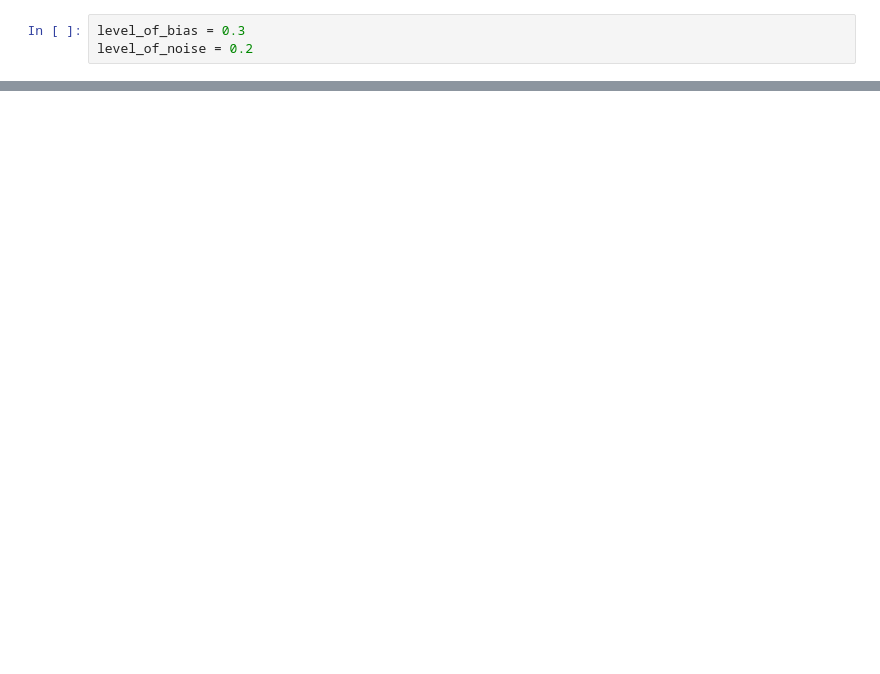
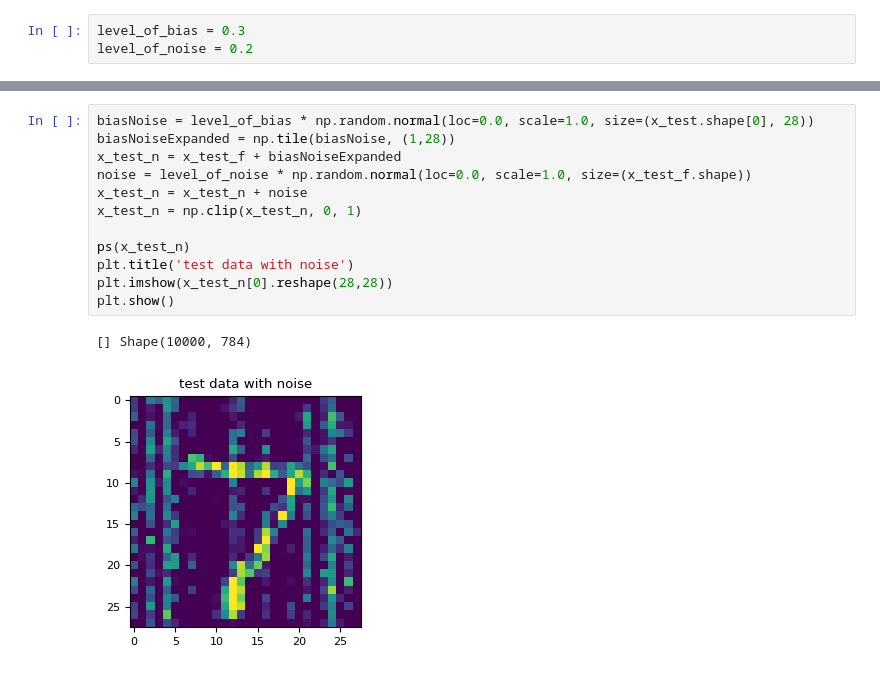
Before and after one commit to acts701/Audio, a Jupyter notebook: 241028_AE.ipynb, the cells around one changed output, grey strips where cells are left out. Drawn from its saved outputs; the diff is of its cells as text; blank space fills up the shorter version.

```diff
--- a/241028_AE.ipynb
+++ b/241028_AE.ipynb
@@ -292,0 +293,15 @@ plt.show()
+# %%
+biasNoise = level_of_bias * np.random.normal(loc=0.0, scale=1.0, size=(x_test.shape[0], 28))
+biasNoiseExpanded = np.tile(biasNoise, (1,28))
+x_test_n = x_test_f + biasNoiseExpanded
+noise = level_of_noise * np.random.normal(loc=0.0, scale=1.0, size=(x_test_f.shape))
+x_test_n = x_test_n + noise
+x_test_n = np.clip(x_test_n, 0, 1)
+
+ps(x_test_n)
+plt.title('test data with noise')
+plt.imshow(x_test_n[0].reshape(28,28))
+plt.show()
+# %% [output]
+[] Shape(10000, 784)
+[figure, added]
```
Also changed, not shown: parts of 24 cells of this notebook.
